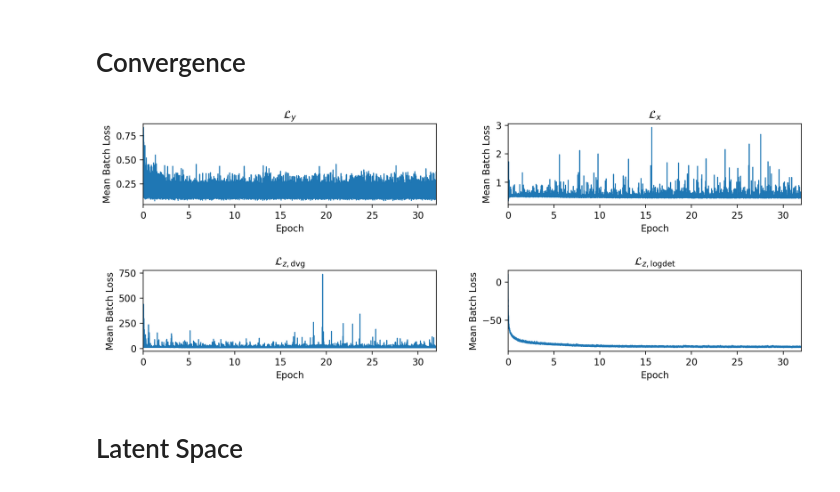
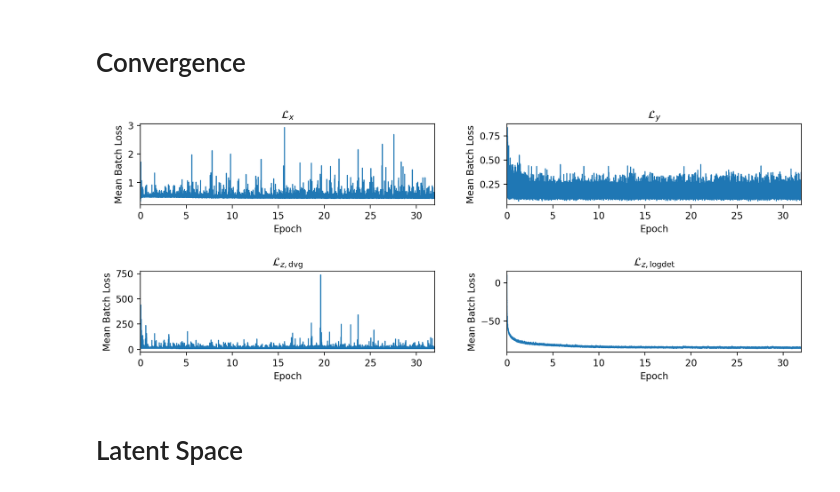
Before and after one commit to psaegert/AML-Final, a Jupyter notebook: models/INN/extra_INN.ipynb, the cells around one changed output. Cells and saved outputs as stored; diff of their text form; code cells hidden in the pictures.

```diff
--- a/models/INN/extra_INN.ipynb
+++ b/models/INN/extra_INN.ipynb
@@ -208,20 +208,22 @@ del X_train_scaled_cuda
 # %%
 fig, axes = plt.subplots(2, 2, figsize=(16/1.5, 6/1.5), dpi=200)
 fig.tight_layout(h_pad=5, w_pad=4)
 
 x_range = np.arange(len(loss_history['bce'])) * 512 / len(X_train)
 
-axes[0, 0].plot(x_range, np.array(loss_history['bce']) / loss_weights['bce_factor'], linewidth=1); axes[0, 0].set_title(r'$\mathcal{L}_{y}$')
-axes[0, 1].plot(x_range, np.array(loss_history['rcst']) / loss_weights['rcst_factor'], linewidth=1); axes[0, 1].set_title(r'$\mathcal{L}_{x}$')
+axes[0, 1].plot(x_range, np.array(loss_history['bce']) / loss_weights['bce_factor'], linewidth=1); axes[0, 1].set_title(r'$\mathcal{L}_{y}$')
+axes[0, 0].plot(x_range, np.array(loss_history['rcst']) / loss_weights['rcst_factor'], linewidth=1); axes[0, 0].set_title(r'$\mathcal{L}_{x}$')
 axes[1, 0].plot(x_range, np.array(loss_history['dvg']) / loss_weights['dvg_factor'], linewidth=1); axes[1, 0].set_title(r'$\mathcal{L}_{z, \mathrm{dvg}}$')
 axes[1, 1].plot(x_range, np.array(loss_history['logdet']) / loss_weights['logdet_factor'], linewidth=1); axes[1, 1].set_title(r'$\mathcal{L}_{z, \mathrm{logdet}}$')
 
 for i in range(2):
     for j in range(2):
         axes[i, j].set_xlim(0, x_range.max());
         axes[i, j].set_xlabel('Epoch'); axes[i, j].set_ylabel('Mean Batch Loss')
+
+plt.savefig('./images/inn_convergence.svg')
 # %% [output]
-[figure, old version]
+[figure, new version]
 # %% [markdown]
 # Latent Space
 # %% [markdown]
```
Also changed, not shown: parts of 4 cells of this notebook, 5 other files.
